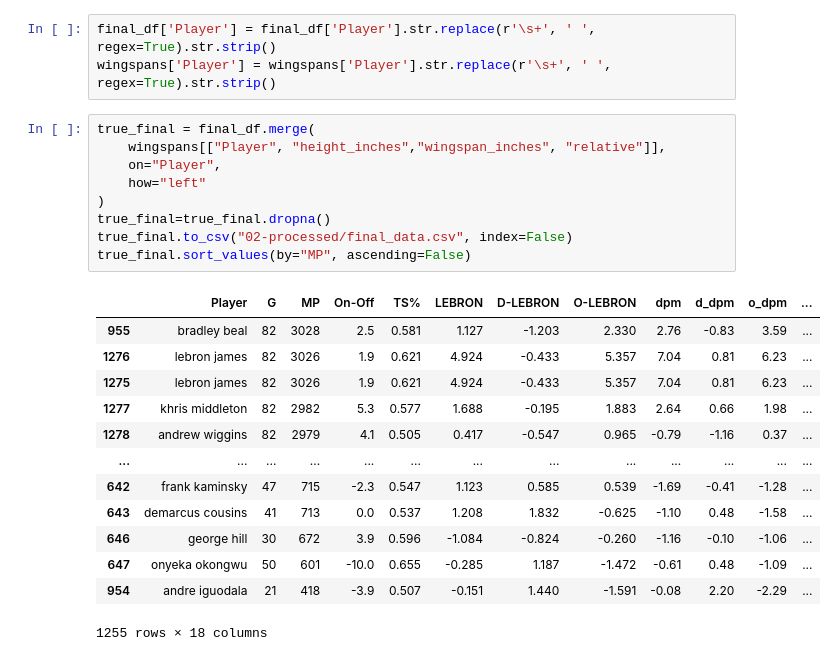
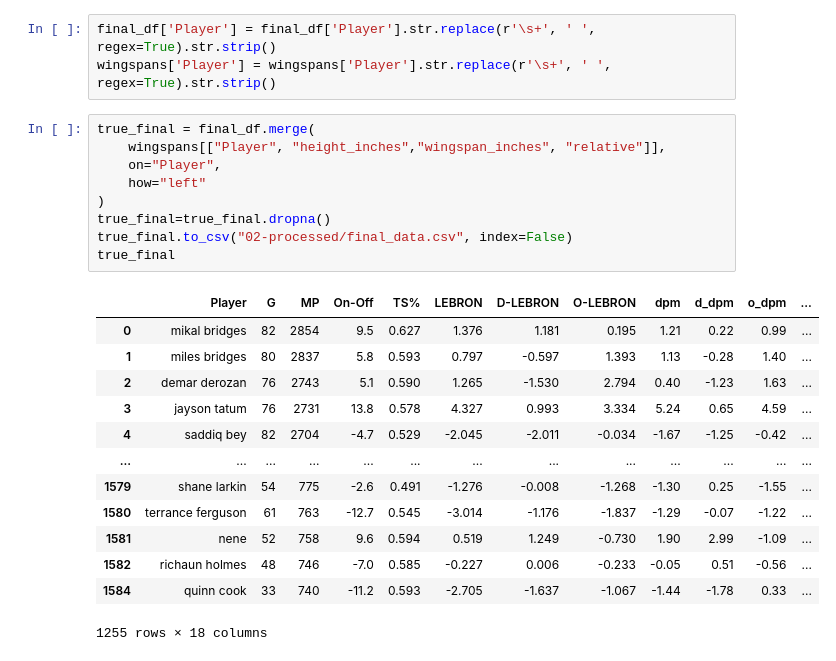
Before and after one commit to COGS108/Group135_WI26, a Jupyter notebook: data/Final_Data_Generator.ipynb, the cells around one changed output. Cells and saved outputs as stored; diff of their text form.

```diff
--- a/data/Final_Data_Generator.ipynb
+++ b/data/Final_Data_Generator.ipynb
@@ -263,23 +263,23 @@ wingspans['Player'] = wingspans['Player'].str.replace(r'\s+', ' ', regex=True).s
 # %%
 true_final = final_df.merge(
     wingspans[["Player", "height_inches","wingspan_inches", "relative"]],
     on="Player",
     how="left"
 )
 true_final=true_final.dropna()
 true_final.to_csv("02-processed/final_data.csv", index=False)
-true_final.sort_values(by="MP", ascending=False)
+true_final
 # %% [output]
 |  | Player | G | MP | On-Off | TS% | LEBRON | D-LEBRON | O-LEBRON | dpm | d_dpm | o_dpm | ... |
-| 955 | bradley beal | 82 | 3028 | 2.5 | 0.581 | 1.127 | -1.203 | 2.330 | 2.76 | -0.83 | 3.59 | ... |
-| 1276 | lebron james | 82 | 3026 | 1.9 | 0.621 | 4.924 | -0.433 | 5.357 | 7.04 | 0.81 | 6.23 | ... |
-| 1275 | lebron james | 82 | 3026 | 1.9 | 0.621 | 4.924 | -0.433 | 5.357 | 7.04 | 0.81 | 6.23 | ... |
-| 1277 | khris middleton | 82 | 2982 | 5.3 | 0.577 | 1.688 | -0.195 | 1.883 | 2.64 | 0.66 | 1.98 | ... |
-| 1278 | andrew wiggins | 82 | 2979 | 4.1 | 0.505 | 0.417 | -0.547 | 0.965 | -0.79 | -1.16 | 0.37 | ... |
+| 0 | mikal bridges | 82 | 2854 | 9.5 | 0.627 | 1.376 | 1.181 | 0.195 | 1.21 | 0.22 | 0.99 | ... |
+| 1 | miles bridges | 80 | 2837 | 5.8 | 0.593 | 0.797 | -0.597 | 1.393 | 1.13 | -0.28 | 1.40 | ... |
+| 2 | demar derozan | 76 | 2743 | 5.1 | 0.590 | 1.265 | -1.530 | 2.794 | 0.40 | -1.23 | 1.63 | ... |
+| 3 | jayson tatum | 76 | 2731 | 13.8 | 0.578 | 4.327 | 0.993 | 3.334 | 5.24 | 0.65 | 4.59 | ... |
+| 4 | saddiq bey | 82 | 2704 | -4.7 | 0.529 | -2.045 | -2.011 | -0.034 | -1.67 | -1.25 | -0.42 | ... |
 | ... | ... | ... | ... | ... | ... | ... | ... | ... | ... | ... | ... | ... |
-| 642 | frank kaminsky | 47 | 715 | -2.3 | 0.547 | 1.123 | 0.585 | 0.539 | -1.69 | -0.41 | -1.28 | ... |
-| 643 | demarcus cousins | 41 | 713 | 0.0 | 0.537 | 1.208 | 1.832 | -0.625 | -1.10 | 0.48 | -1.58 | ... |
-| 646 | george hill | 30 | 672 | 3.9 | 0.596 | -1.084 | -0.824 | -0.260 | -1.16 | -0.10 | -1.06 | ... |
-| 647 | onyeka okongwu | 50 | 601 | -10.0 | 0.655 | -0.285 | 1.187 | -1.472 | -0.61 | 0.48 | -1.09 | ... |
-| 954 | andre iguodala | 21 | 418 | -3.9 | 0.507 | -0.151 | 1.440 | -1.591 | -0.08 | 2.20 | -2.29 | ... |
+| 1579 | shane larkin | 54 | 775 | -2.6 | 0.491 | -1.276 | -0.008 | -1.268 | -1.30 | 0.25 | -1.55 | ... |
+| 1580 | terrance ferguson | 61 | 763 | -12.7 | 0.545 | -3.014 | -1.176 | -1.837 | -1.29 | -0.07 | -1.22 | ... |
+| 1581 | nene | 52 | 758 | 9.6 | 0.594 | 0.519 | 1.249 | -0.730 | 1.90 | 2.99 | -1.09 | ... |
+| 1582 | richaun holmes | 48 | 746 | -7.0 | 0.585 | -0.227 | 0.006 | -0.233 | -0.05 | 0.51 | -0.56 | ... |
+| 1584 | quinn cook | 33 | 740 | -11.2 | 0.593 | -2.705 | -1.637 | -1.067 | -1.44 | -1.78 | 0.33 | ... |
 1255 rows × 18 columns
```
Also changed, not shown: 2 other files.
